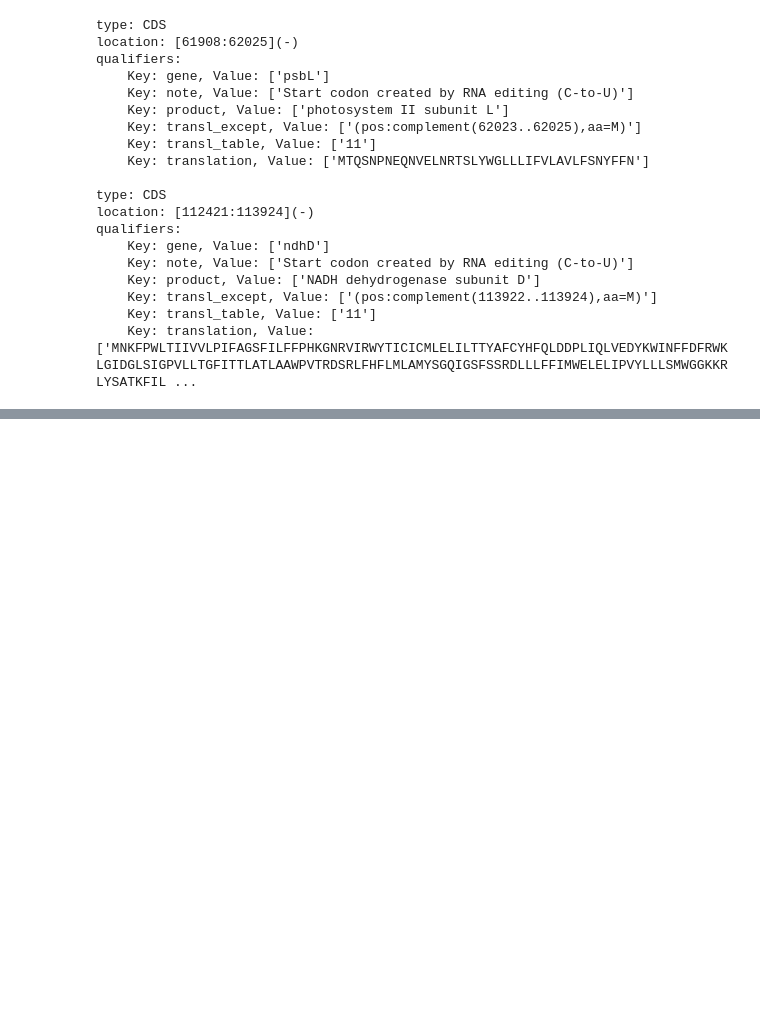
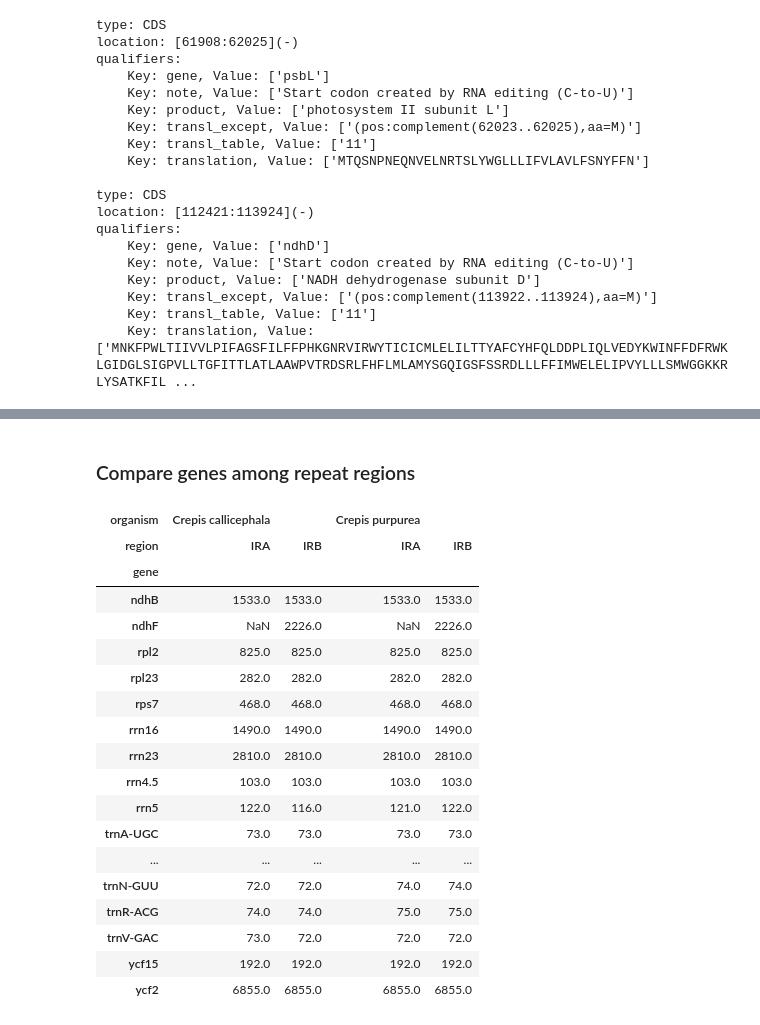
Before and after one commit to asan-emirsaleh/plastome_postprocessing, a Jupyter notebook: troubleshoot_cp.ipynb, the cells around one changed output, grey strips where cells are left out. Cells and saved outputs as stored; diff of their text form; code cells hidden in the pictures; blank space fills up the shorter version.

```diff
--- a/troubleshoot_cp.ipynb
+++ b/troubleshoot_cp.ipynb
@@ -348,0 +638,39 @@ qualifiers:
+# %% [markdown]
+### Compare genes among repeat regions
+# %%
+df_repeats = df[df['region'].isin(['IRA', 'IRB'])]
+
+pivot_table = df_repeats.pivot_table(
+    values='feature_len',
+    index='gene',
+    columns=['organism', 'region'],
+    aggfunc='first'
+)
+
+# Reorder levels in the columns
+#pivot_table = df2.reorder_levels([1, 0], axis=1)
+
+# Sort the columns
+pivot_table = pivot_table.sort_index(axis=1)
+
+display(pivot_table)
+# %% [output]
+| organism | Crepis callicephala |  | Crepis purpurea |  |
+| region | IRA | IRB | IRA | IRB |
+| gene |  |  |  |  |
+| ndhB | 1533.0 | 1533.0 | 1533.0 | 1533.0 |
+| ndhF | NaN | 2226.0 | NaN | 2226.0 |
+| rpl2 | 825.0 | 825.0 | 825.0 | 825.0 |
+| rpl23 | 282.0 | 282.0 | 282.0 | 282.0 |
+| rps7 | 468.0 | 468.0 | 468.0 | 468.0 |
+| rrn16 | 1490.0 | 1490.0 | 1490.0 | 1490.0 |
+| rrn23 | 2810.0 | 2810.0 | 2810.0 | 2810.0 |
+| rrn4.5 | 103.0 | 103.0 | 103.0 | 103.0 |
+| rrn5 | 122.0 | 116.0 | 121.0 | 122.0 |
+| trnA-UGC | 73.0 | 73.0 | 73.0 | 73.0 |
+| ... | ... | ... | ... | ... |
+| trnN-GUU | 72.0 | 72.0 | 74.0 | 74.0 |
+| trnR-ACG | 74.0 | 74.0 | 75.0 | 75.0 |
+| trnV-GAC | 73.0 | 72.0 | 72.0 | 72.0 |
+| ycf15 | 192.0 | 192.0 | 192.0 | 192.0 |
+| ycf2 | 6855.0 | 6855.0 | 6855.0 | 6855.0 |
```
Also changed, not shown: parts of 9 cells of this notebook.
